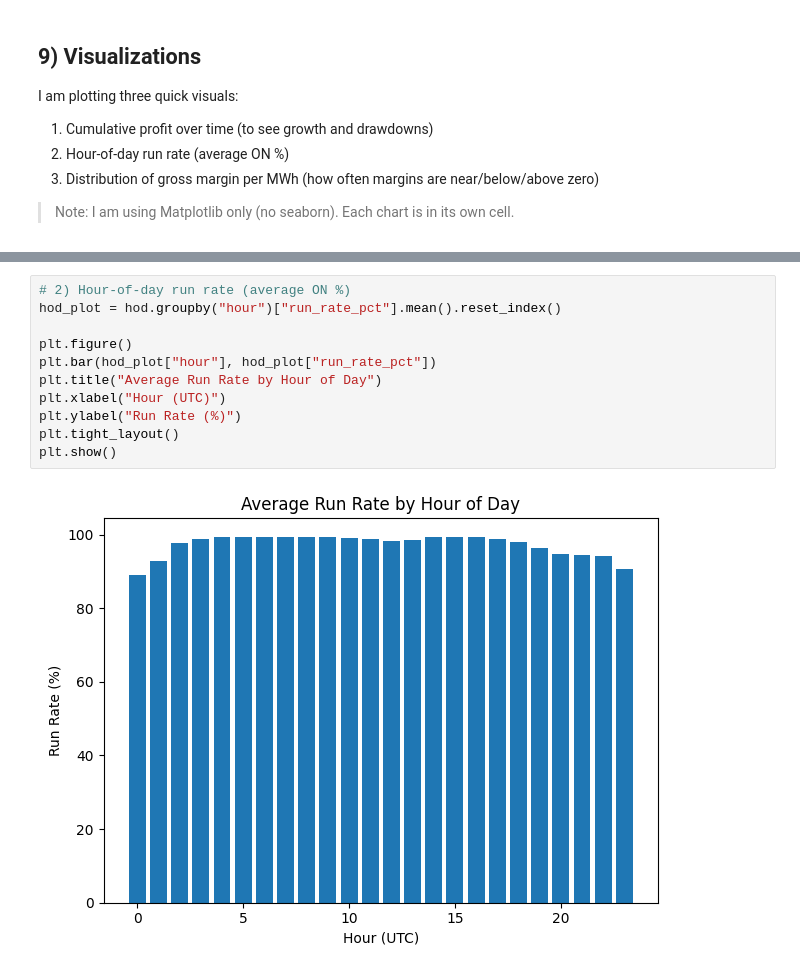
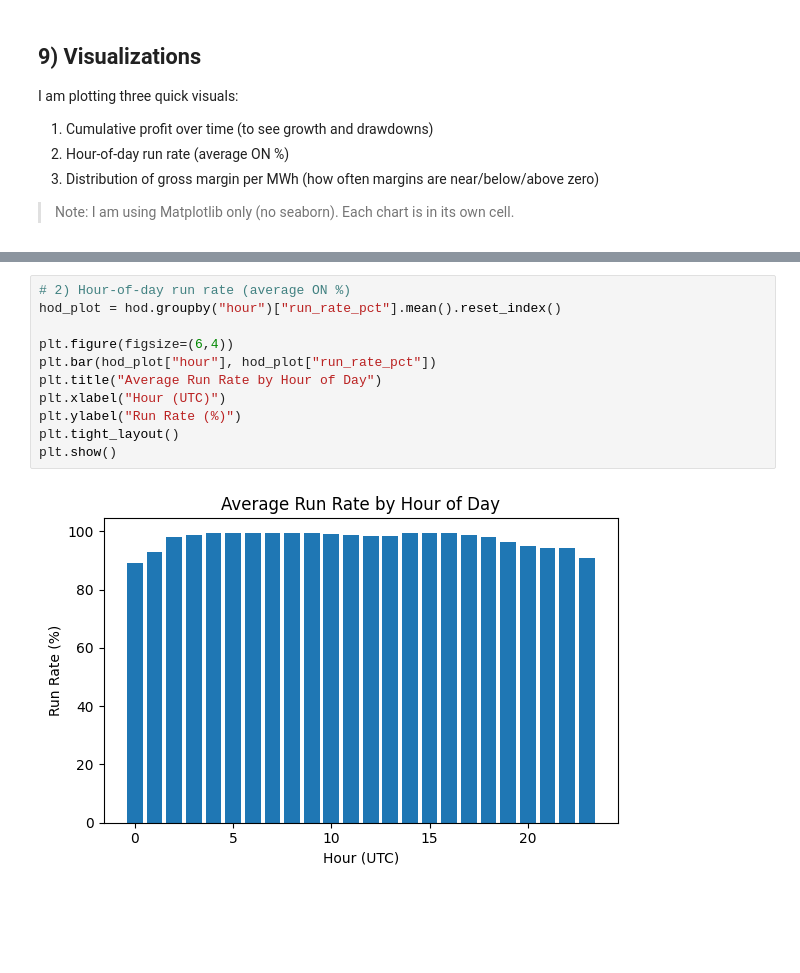
Before and after one commit to christianasb/Bitcoin-Mining-Dispatch-Model, a Jupyter notebook: bitcoin_mining_dispatch.ipynb, the cells around one changed output, grey strips where cells are left out. Drawn from its saved outputs; the diff is of its cells as text; blank space fills up the shorter version.

```diff
--- a/bitcoin_mining_dispatch.ipynb
+++ b/bitcoin_mining_dispatch.ipynb
@@ -511,15 +529,15 @@ plt.show()
 # %%
 # 2) Hour-of-day run rate (average ON %)
 hod_plot = hod.groupby("hour")["run_rate_pct"].mean().reset_index()
 
-plt.figure()
+plt.figure(figsize=(6,4))
 plt.bar(hod_plot["hour"], hod_plot["run_rate_pct"])
 plt.title("Average Run Rate by Hour of Day")
 plt.xlabel("Hour (UTC)")
 plt.ylabel("Run Rate (%)")
 plt.tight_layout()
 plt.show()
 # %% [output]
-[figure, old version]
+[figure, new version]
 # %%
 # 3) Gross margin per MWh distribution
```
Also changed, not shown: parts of 5 cells of this notebook.
